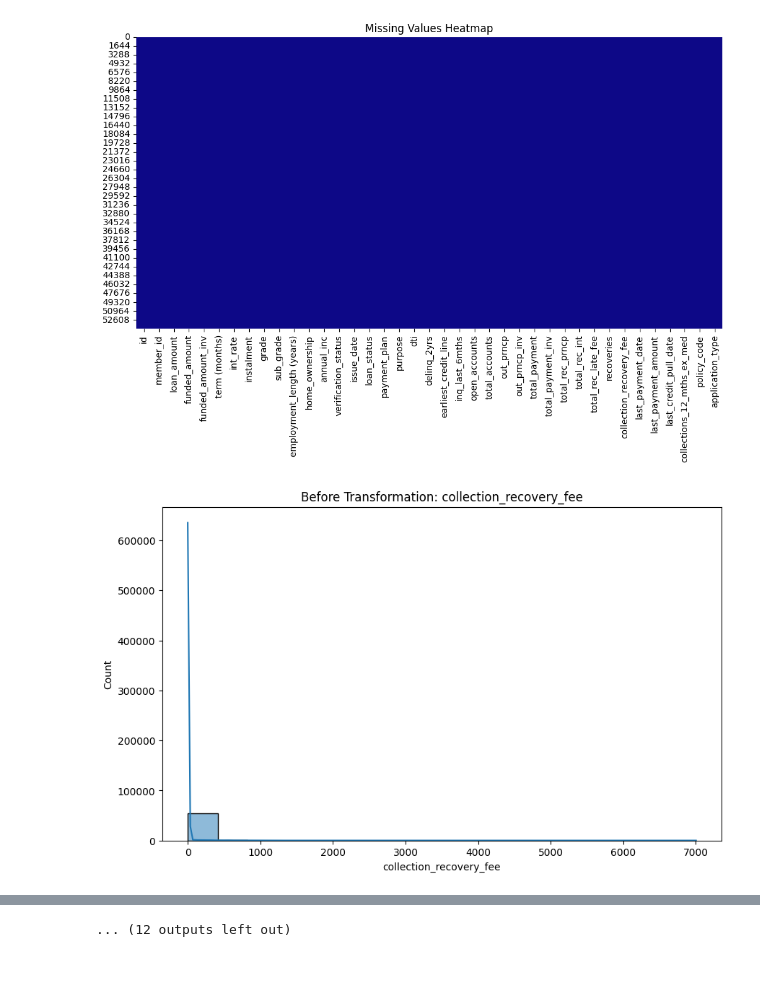
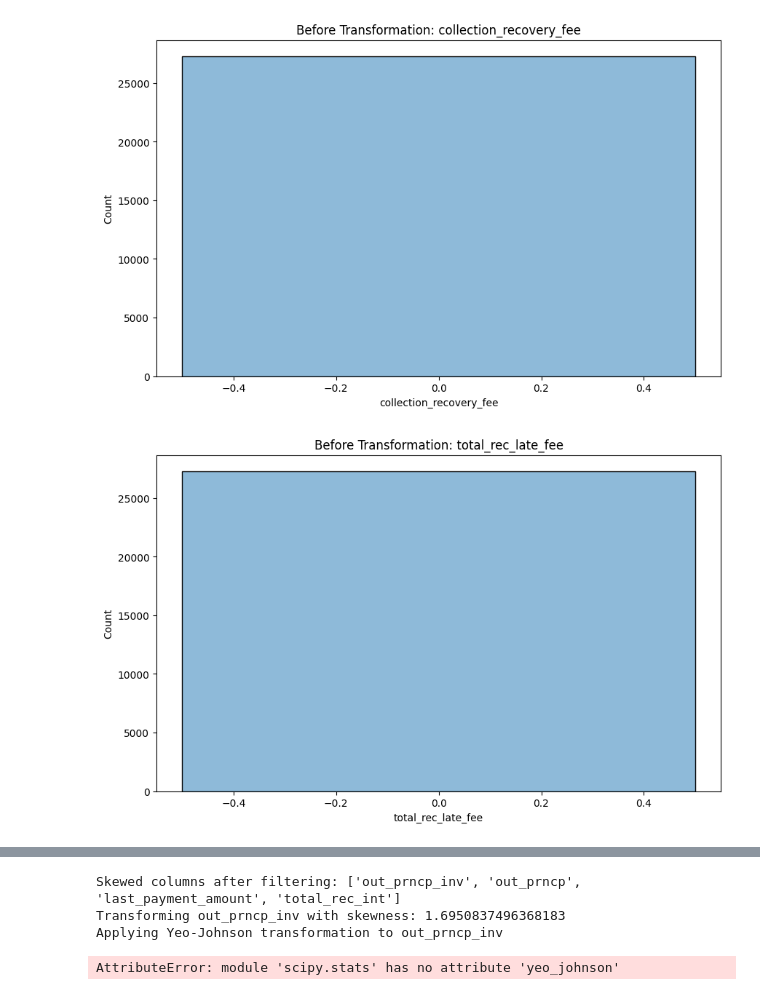
Before and after one commit to MHXQU3/Finance-EDA, a Jupyter notebook: Loans EDA.ipynb, the cells around one changed output, grey strips where cells are left out. Cells and saved outputs as stored; diff of their text form; code cells hidden in the pictures; blank space fills up the shorter version.

```diff
--- a/Loans EDA.ipynb
+++ b/Loans EDA.ipynb
@@ -68,8 +69,9 @@ summary_df
 | 37 | policy_code | category | N/A | N/A | N/A | 1 | 0 | 0.000000 |
 | 38 | application_type | category | N/A | N/A | N/A | 1 | 0 | 0.000000 |
 # %%
-missing_values_after = transformer.run_data_transformation_pipeline()
+missing_values_after = transformer.run_data_transformation_pipeline(zscore_outlier_removal=True, iqr_outlier_removal=True)
 print("Missing Values After Imputation:\n", missing_values_after)
+print()
 # %% [output]
 Checking for missing values:
 Missing Values:
@@ -91,19 +109,19 @@ Skewed Columns: Index(['collection_recovery_fee', 'recoveries', 'total_rec_late_
 # %%
 plotter = Plotter()
-plotter.create_pdf('Source_Files/visualisations_nb.pdf')
-plotter.plot_missing_values(transformer.df)
+plotter.create_pdf('Source_Files/visualisations_nb2.pdf')
+#plotter.plot_missing_values(transformer.df)
 if not skewed_columns.empty:
     for column in skewed_columns:
         plotter.plot_histogram(transformer.df, column, title=f"Before Transformation: {column}")
         plt.show()
 
     data_frame = transformer.transform_skewed_columns()
 
     for column in skewed_columns:
         plotter.plot_histogram(data_frame, column, title=f"After Transformation: {column}")
         plt.show()
 
 plotter.close_pdf()
 # %% [output]
-[figure, old version]
+[figure, new version]
-[figure, old version]
+[figure, new version]
@@ -120 +134,4 @@ plotter.close_pdf()
-... (12 outputs left out)
+Skewed columns after filtering: ['out_prncp_inv', 'out_prncp', 'last_payment_amount', 'total_rec_int']
+Transforming out_prncp_inv with skewness: 1.6950837496368183
+Applying Yeo-Johnson transformation to out_prncp_inv
+AttributeError: module 'scipy.stats' has no attribute 'yeo_johnson'
```
Also changed, not shown: parts of 4 cells of this notebook, 1 other file.
